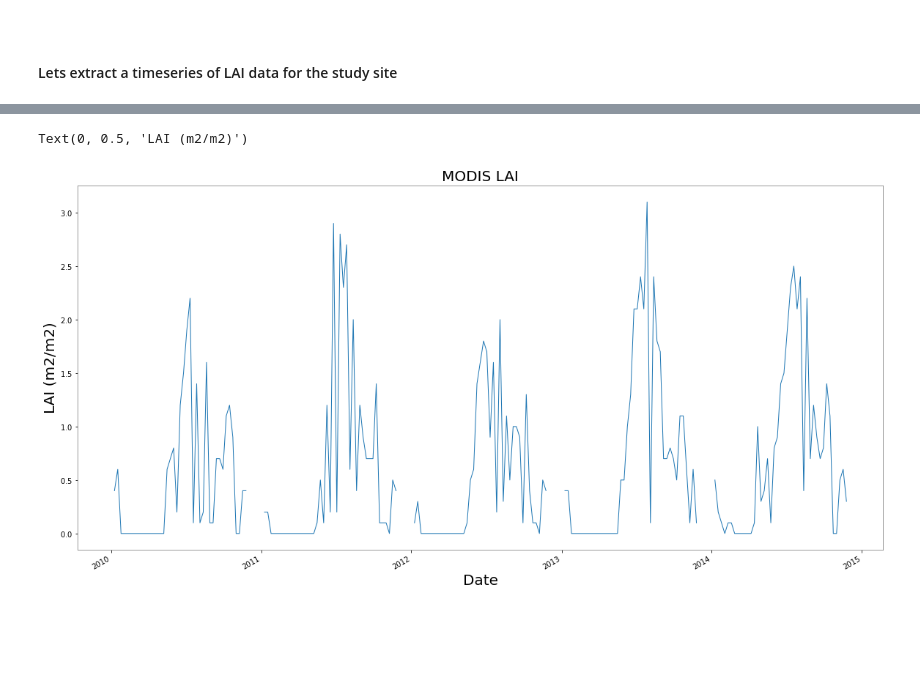
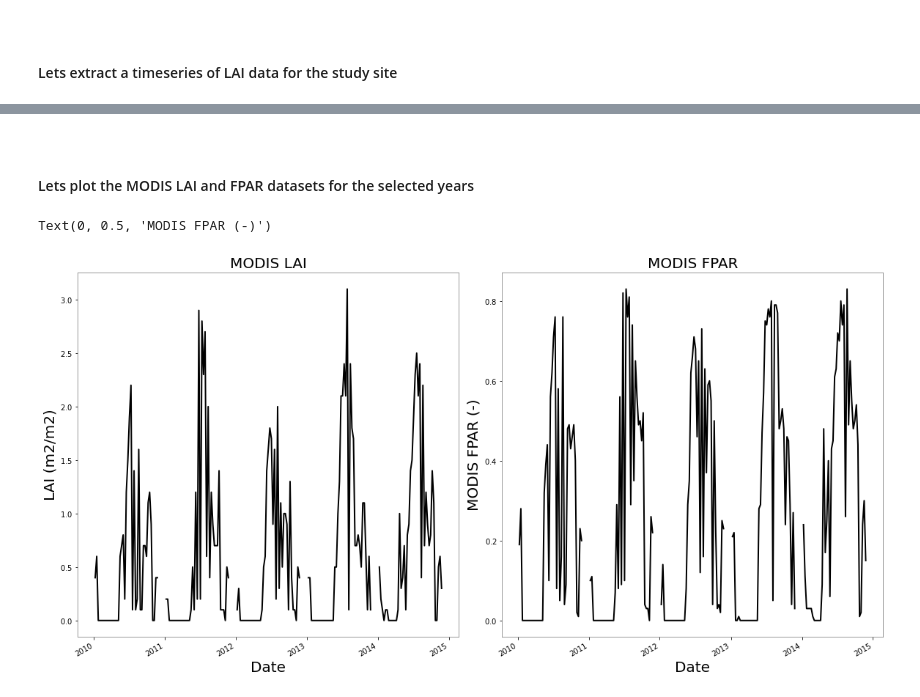
Before and after one commit to FASSt-simulation/fasst_simulation_tools, a Jupyter notebook: notebooks/ngeearctic/evaluate_ELM_fluxes_w_gee.ipynb, the cells around one changed output, grey strips where cells are left out. Saved outputs shown, nothing was run; the diff lists cells and outputs as text; code cells hidden in the pictures; blank space fills up the shorter version.

Commit message:
Added notebooks/ngeearctic/evaluate_ELM_fluxes_w_gee.ipynb. A rough start to a notebook comparing ELM to remote sensing data

```diff
--- a/notebooks/ngeearctic/evaluate_ELM_fluxes_w_gee.ipynb
+++ b/notebooks/ngeearctic/evaluate_ELM_fluxes_w_gee.ipynb
@@ -250,6 +275,7 @@ def extract_time_series(lat, lon, start, end, product_name, band_name, sf):
     for image in images:
 
         im = ee.Image(image)
+        projection = im.projection().getInfo()['crs']
 
         # Obtain date from timestamp in metadata
         date = dt.fromtimestamp(im.get("system:time_start").getInfo() / 1000.)
@@ -283,11 +309,23 @@ longitude = lon
 start_date = '2010-01-01'
 end_date = '2014-12-31'
 product = 'MODIS/061/MOD15A2H'
-band = 'Lai_500m'
-scale_factor = 0.1
 #LAI scale factor: 0.1
 #FPAR scale factor: 0.01
 #https://developers.google.com/earth-engine/datasets/catalog/MODIS_061_MOD15A2H
 
 # Extract data and obtain pd.DataFrame
-output = extract_time_series(latitude,longitude,start_date,end_date,product,band,scale_factor)
+band = 'Lai_500m'
+scale_factor = 0.1
+modis_lai = extract_time_series(latitude,longitude,start_date,end_date,product,band,scale_factor)
+
+band = 'Fpar_500m'
+scale_factor = 0.01
+modis_fpar = extract_time_series(latitude,longitude,start_date,end_date,product,band,scale_factor)
+
+
+# !!! should also extract SDs and plot as a shaded region
+#FparStdDev_500m
+#Standard deviation of FPAR
+
+#LaiStdDev_500m
+#Standard deviation of LAI
@@ -310,12 +354,24 @@ output
+# %% [markdown]
+<br>
+
+#### Lets plot the MODIS LAI and FPAR datasets for the selected years
 # %%
-#### Plot the spectra
-fig = pl.figure(figsize=(16, 8))
-ax = fig.add_subplot(1, 1, 1)
-output.where(output<12).plot(ax=ax, kind='line')
+#### Plot the LAI and FPAR data
+
+fig = plt.figure(figsize=(16, 8))
+ax = fig.add_subplot(1, 2, 1)
+modis_lai.where(modis_lai['Lai_500m']<12).plot(ax=ax, kind='line',linewidth=2,color='black')
 ax.get_legend().remove()
 ax.set_title('MODIS LAI', size=20)
 ax.set_xlabel('Date', size=20)
 ax.set_ylabel('LAI (m2/m2)', size=20)
+
+ax = fig.add_subplot(1, 2, 2)
+modis_fpar.where(modis_fpar['Fpar_500m']<1).plot(ax=ax, kind='line',linewidth=2,color='black')
+ax.get_legend().remove()
+ax.set_title('MODIS FPAR', size=20)
+ax.set_xlabel('Date', size=20)
+ax.set_ylabel('MODIS FPAR (-)', size=20)
 # %% [output]
-Text(0, 0.5, 'LAI (m2/m2)')
+Text(0, 0.5, 'MODIS FPAR (-)')
-[figure, old version]
+[figure, new version]
```
Also changed, not shown: parts of 35 cells of this notebook.
